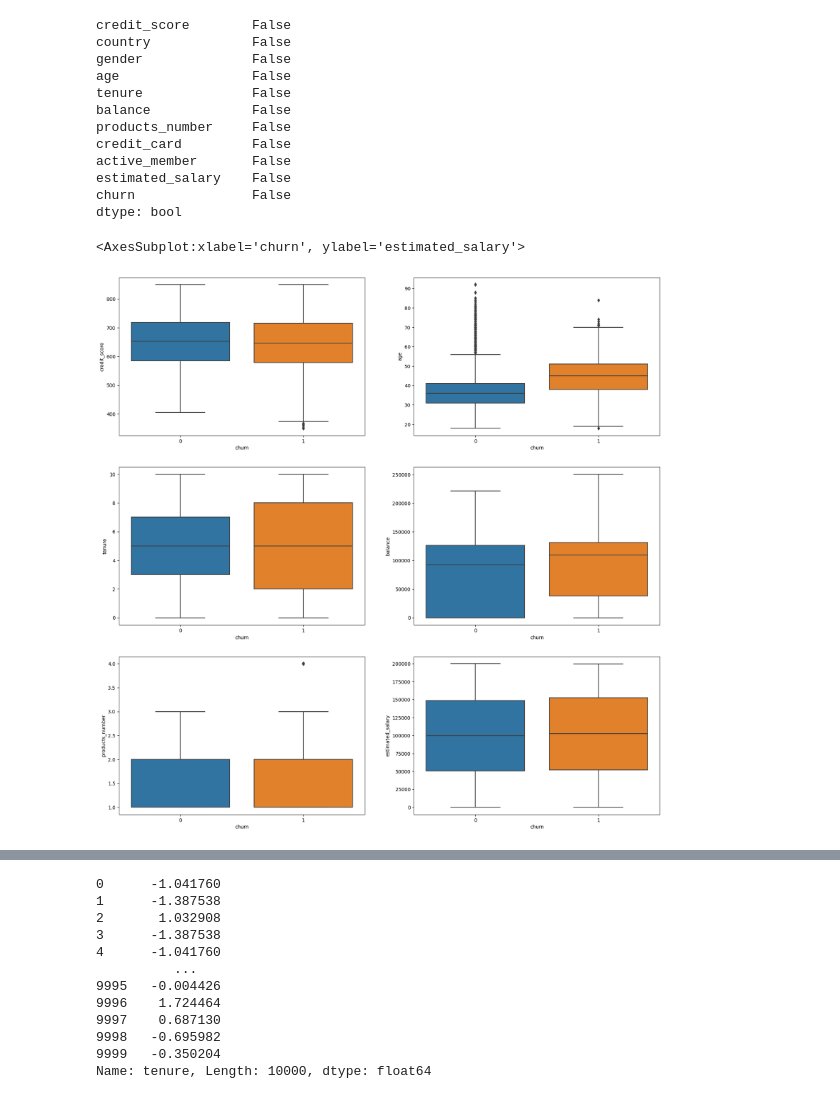
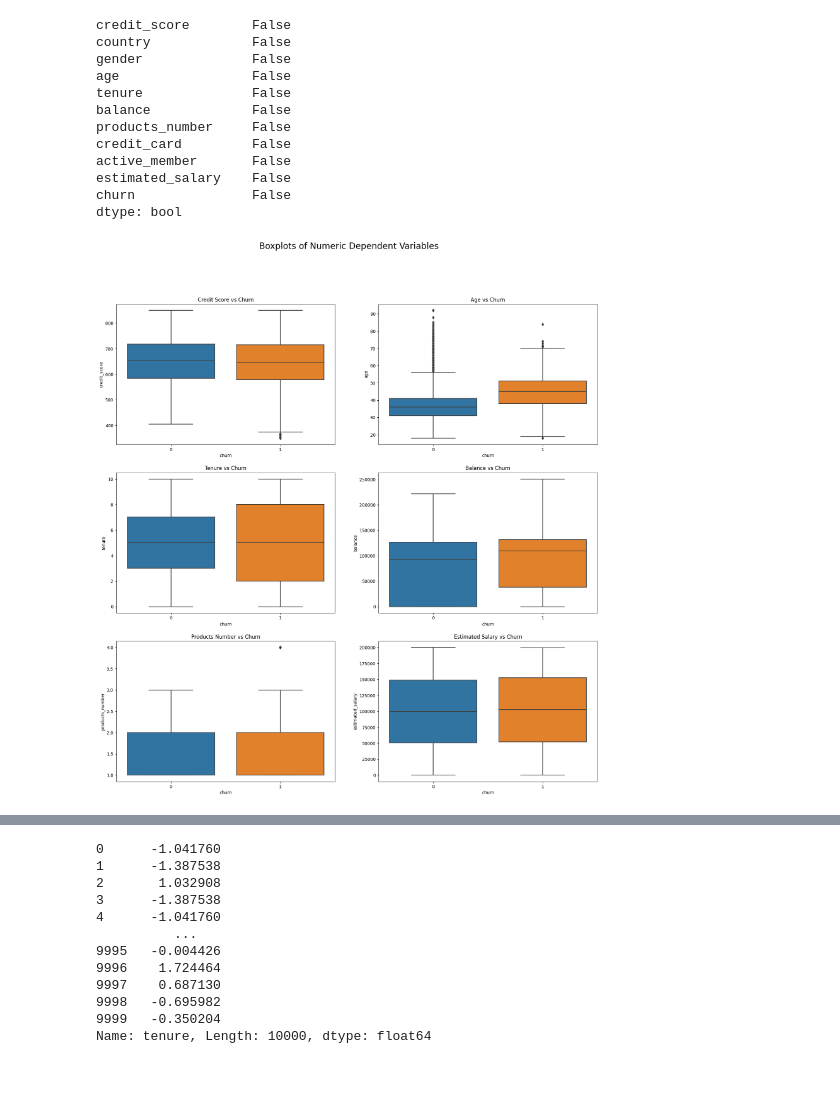
Before and after one commit to mmwitters/CDA_Project, a Jupyter notebook: Final Project.ipynb, the cells around one changed output, grey strips where cells are left out. Cells and saved outputs as stored; diff of their text form; code cells hidden in the pictures.

Commit message:
Added titles in EDA section

```diff
--- a/Final Project.ipynb
+++ b/Final Project.ipynb
@@ -81,27 +81,33 @@ dtype: bool
 # %%
 #data.max()
 # %%
-plt.figure(figsize=(20,20))
-#plt.title("Boxplots of Numeric Dependent Variables") try to add in tile later ?
+fig = plt.figure(figsize=(20,20))
+fig.suptitle("Boxplots of Numeric Dependent Variables", fontsize=20)
 
-plt.subplot(3,2,1)
+ax1 = plt.subplot(3,2,1)
 sns.boxplot(x='churn', y='credit_score', data=data)
 
-plt.subplot(3,2,2)
+ax2 = plt.subplot(3,2,2)
 sns.boxplot(x='churn', y='age', data=data)
 
-plt.subplot(3,2,3)
+ax3 = plt.subplot(3,2,3)
 sns.boxplot(x='churn', y='tenure', data=data)
 
-plt.subplot(3,2,4)
+ax4 = plt.subplot(3,2,4)
 sns.boxplot(x='churn', y='balance', data=data)
 
-plt.subplot(3,2,5)
+ax5 = plt.subplot(3,2,5)
 sns.boxplot(x='churn', y='products_number', data=data)
 
-plt.subplot(3,2,6)
+ax6 = plt.subplot(3,2,6)
 sns.boxplot(x='churn', y='estimated_salary', data=data)
+
+ax1.title.set_text("Credit Score vs Churn")
+ax2.title.set_text("Age vs Churn")
+ax3.title.set_text("Tenure vs Churn")
+ax4.title.set_text("Balance vs Churn")
+ax5.title.set_text("Products Number vs Churn")
+ax6.title.set_text("Estimated Salary vs Churn")
 # %% [output]
-<AxesSubplot:xlabel='churn', ylabel='estimated_salary'>
-[figure, old version]
+[figure, new version]
 # %%
```
Also changed, not shown: parts of 13 cells of this notebook.
